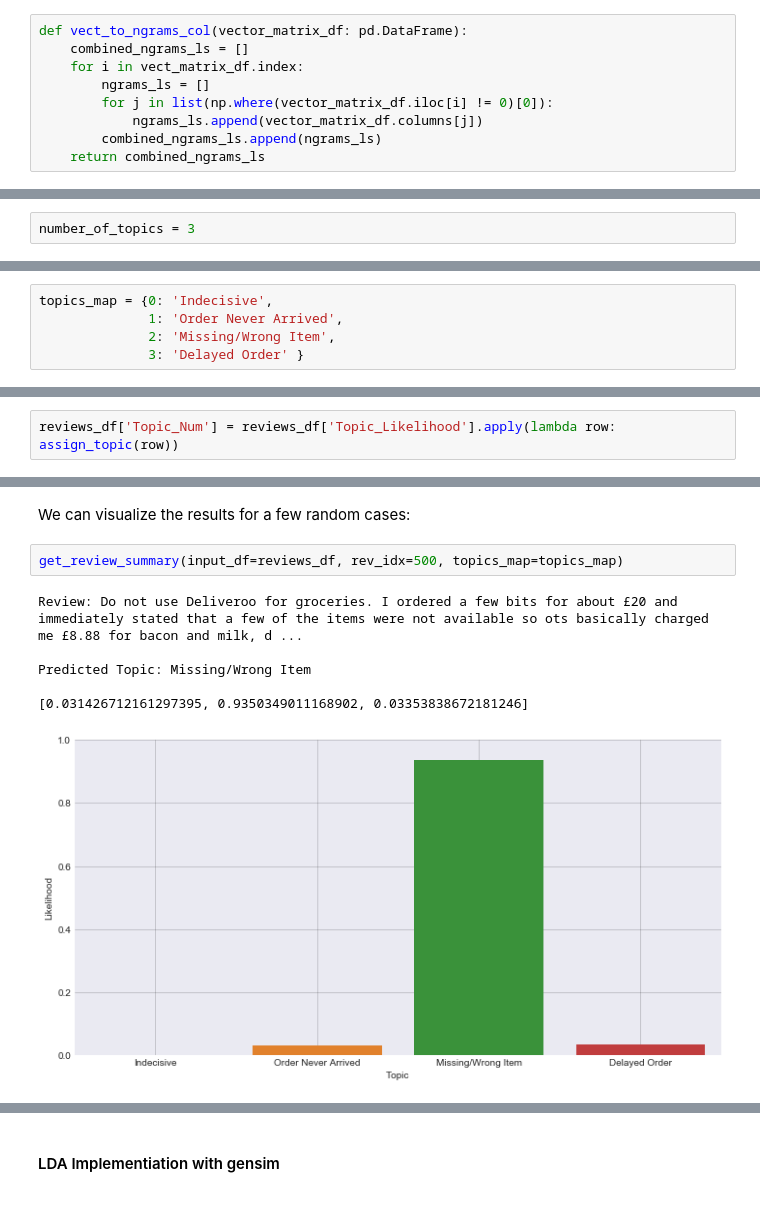
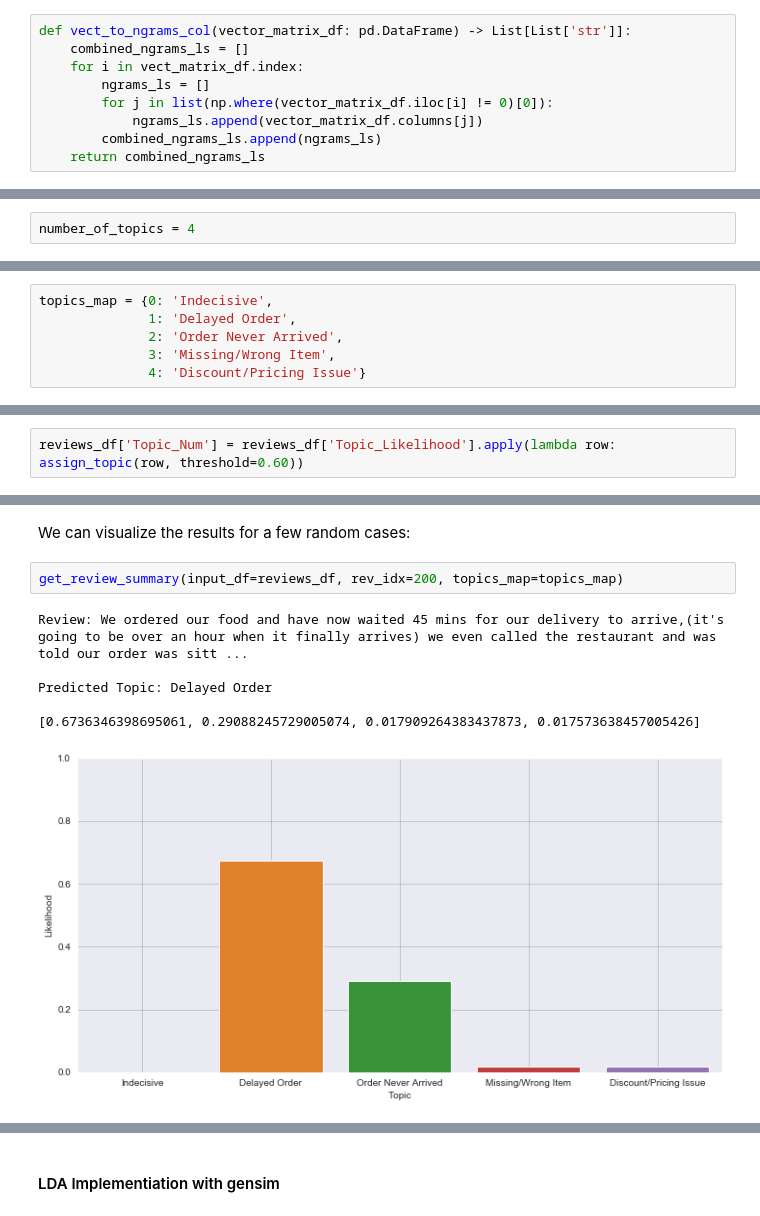
Before and after one commit to gpsyrou/Text_Analysis_of_Consumer_Reviews, a Jupyter notebook: jupyter_notebook/reviews.ipynb, the cells around one changed output, grey strips where cells are left out. Cells and saved outputs as stored; diff of their text form.

Commit message:
finalize analysis to 4 topics

```diff
--- a/jupyter_notebook/reviews.ipynb
+++ b/jupyter_notebook/reviews.ipynb
@@ -528,7 +528,7 @@ cv.shape
 # %%
 vect_matrix_df = pd.DataFrame(cv.toarray(), columns=vectorizer.get_feature_names())
 # %%
-def vect_to_ngrams_col(vector_matrix_df: pd.DataFrame):
+def vect_to_ngrams_col(vector_matrix_df: pd.DataFrame) -> List[List['str']]:
     combined_ngrams_ls = []
     for i in vect_matrix_df.index:
         ngrams_ls = []
@@ -582,7 +577,7 @@ pd.DataFrame(sorted(word_counts.items(), key=lambda item: item[1], reverse=True)
 Latent Dirichlet Allocation model requires the number of topics as an input from the user. As we saw above, seems like the reviews are splitted into 3 categories.
 Therefore, we are going to set this parameter to 3 and attempt to identify these topics in the reviews.
 # %%
-number_of_topics = 3
+number_of_topics = 4
 # %%
 lda_model = LatentDirichletAllocation(n_components=number_of_topics,
                                       max_iter=30,
@@ -658,13 +656,14 @@ def assign_topic(topic_probs: List[float], threshold=0.65) -> int:
         return 0
 # %%
 topics_map = {0: 'Indecisive',
-              1: 'Order Never Arrived',
-              2: 'Missing/Wrong Item',
-              3: 'Delayed Order' }
+              1: 'Delayed Order',
+              2: 'Order Never Arrived',
+              3: 'Missing/Wrong Item',
+              4: 'Discount/Pricing Issue'}
 # %%
 reviews_df['Topic_Likelihood'] = topic_to_review_distribution.tolist()
 # %%
-reviews_df['Topic_Num'] = reviews_df['Topic_Likelihood'].apply(lambda row: assign_topic(row))
+reviews_df['Topic_Num'] = reviews_df['Topic_Likelihood'].apply(lambda row: assign_topic(row, threshold=0.60))
 # %%
 reviews_df['Topic'] = reviews_df['Topic_Num'].apply(lambda row: topics_map[row])
 # %%
@@ -706,12 +705,12 @@ def get_review_summary(input_df: pd.DataFrame,
 # %% [markdown]
 We can visualize the results for a few random cases:
 # %%
-get_review_summary(input_df=reviews_df, rev_idx=500, topics_map=topics_map)
+get_review_summary(input_df=reviews_df, rev_idx=200, topics_map=topics_map)
 # %% [output]
-Review: Do not use Deliveroo for groceries. I ordered a few bits for about £20 and immediately stated that a few of the items were not available so ots basically charged me £8.88 for bacon and milk, d ...
+Review: We ordered our food and have now waited 45 mins for our delivery to arrive,(it's going to be over an hour when it finally arrives) we even called the restaurant and was told our order was sitt ...
 
-Predicted Topic: Missing/Wrong Item
+Predicted Topic: Delayed Order
 
-[0.031426712161297395, 0.9350349011168902, 0.03353838672181246]
+[0.6736346398695061, 0.29088245729005074, 0.017909264383437873, 0.017573638457005426]
-[figure, old version]
+[figure, new version]
 # %%
```
Also changed, not shown: parts of 27 cells of this notebook.
